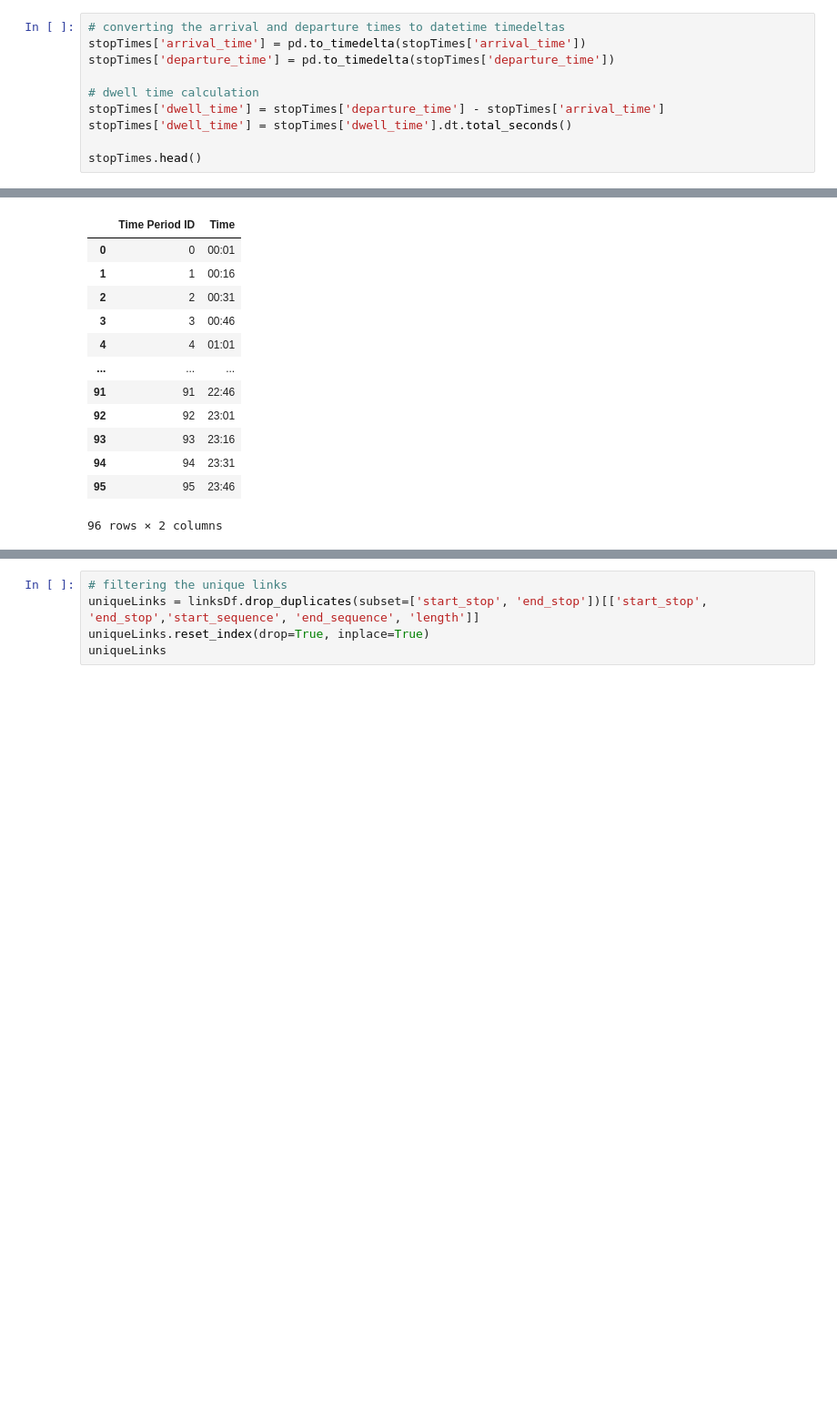
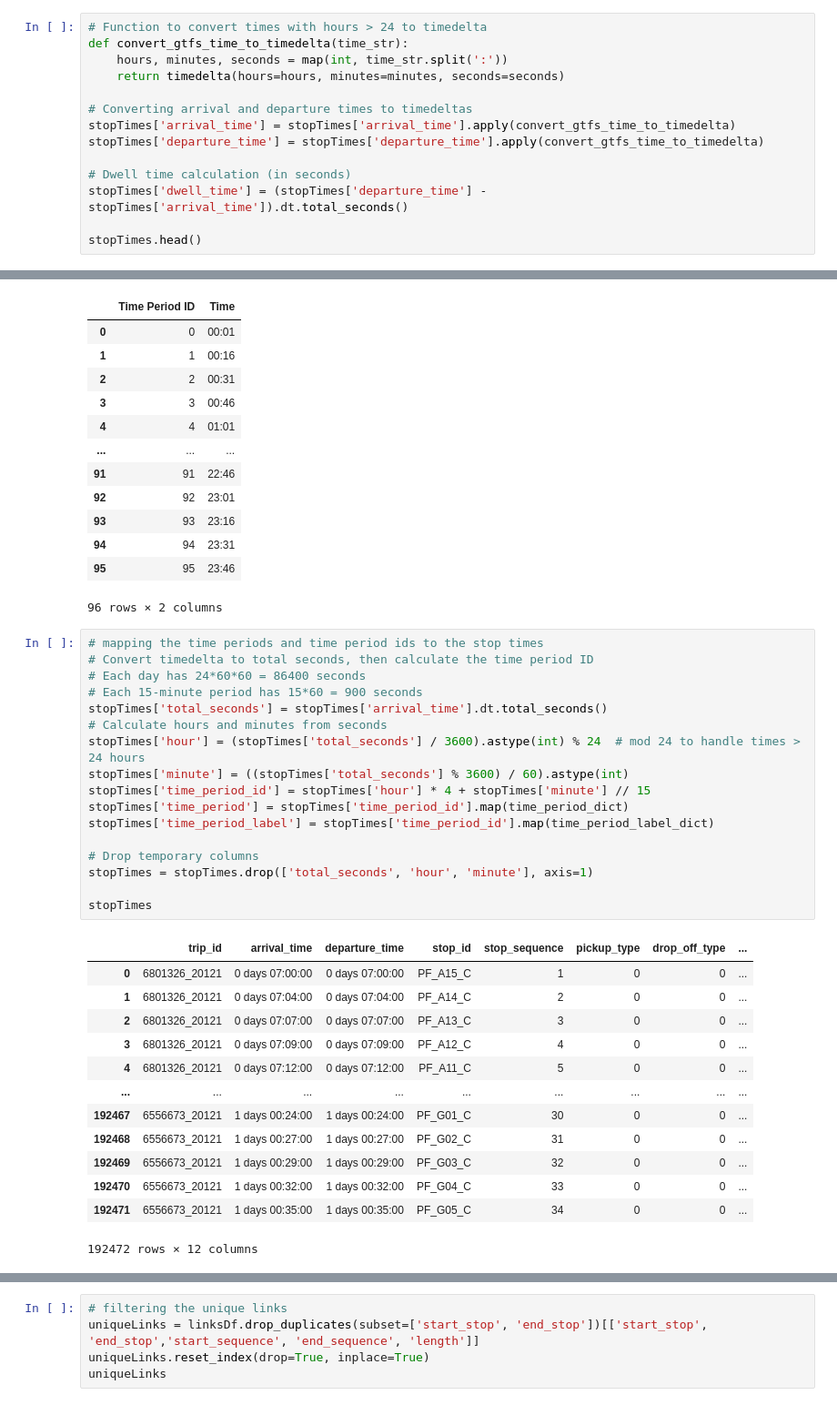
Before and after one commit to majdyousof/fyp, a Jupyter notebook: timePeriodStaticDataAnalysis.ipynb, the cells around one changed output, grey strips where cells are left out. Shown at 91% size. Drawn from its saved outputs; the diff is of its cells as text; blank space fills up the shorter version.

```diff
--- a/timePeriodStaticDataAnalysis.ipynb
+++ b/timePeriodStaticDataAnalysis.ipynb
@@ -11,13 +13,17 @@ stopTimes = pd.read_csv('static/stop_times.csv')
 stops = pd.read_csv('static/stops.csv')
 trips = pd.read_csv('static/trips.csv')
 # %%
-# converting the arrival and departure times to datetime timedeltas
-stopTimes['arrival_time'] = pd.to_timedelta(stopTimes['arrival_time'])
-stopTimes['departure_time'] = pd.to_timedelta(stopTimes['departure_time'])
+# Function to convert times with hours > 24 to timedelta
+def convert_gtfs_time_to_timedelta(time_str):
+	hours, minutes, seconds = map(int, time_str.split(':'))
+	return timedelta(hours=hours, minutes=minutes, seconds=seconds)
 
-# dwell time calculation
-stopTimes['dwell_time'] = stopTimes['departure_time'] - stopTimes['arrival_time']
-stopTimes['dwell_time'] = stopTimes['dwell_time'].dt.total_seconds()
+# Converting arrival and departure times to timedeltas
+stopTimes['arrival_time'] = stopTimes['arrival_time'].apply(convert_gtfs_time_to_timedelta)
+stopTimes['departure_time'] = stopTimes['departure_time'].apply(convert_gtfs_time_to_timedelta)
+
+# Dwell time calculation (in seconds)
+stopTimes['dwell_time'] = (stopTimes['departure_time'] - stopTimes['arrival_time']).dt.total_seconds()
 
 stopTimes.head()
 # %% [output]
@@ -65,6 +71,37 @@ pd.DataFrame({'Time Period ID': list(time_period_dict.keys()),
 | 94 | 94 | 23:31 |
 | 95 | 95 | 23:46 |
 96 rows × 2 columns
+# %%
+# mapping the time periods and time period ids to the stop times
+# Convert timedelta to total seconds, then calculate the time period ID
+# Each day has 24*60*60 = 86400 seconds
+# Each 15-minute period has 15*60 = 900 seconds
+stopTimes['total_seconds'] = stopTimes['arrival_time'].dt.total_seconds()
+# Calculate hours and minutes from seconds
+stopTimes['hour'] = (stopTimes['total_seconds'] / 3600).astype(int) % 24  # mod 24 to handle times > 24 hours
+stopTimes['minute'] = ((stopTimes['total_seconds'] % 3600) / 60).astype(int)
+stopTimes['time_period_id'] = stopTimes['hour'] * 4 + stopTimes['minute'] // 15
+stopTimes['time_period'] = stopTimes['time_period_id'].map(time_period_dict)
+stopTimes['time_period_label'] = stopTimes['time_period_id'].map(time_period_label_dict)
+
+# Drop temporary columns
+stopTimes = stopTimes.drop(['total_seconds', 'hour', 'minute'], axis=1)
+
+stopTimes
+# %% [output]
+|  | trip_id | arrival_time | departure_time | stop_id | stop_sequence | pickup_type | drop_off_type | ... |
+| 0 | 6801326_20121 | 0 days 07:00:00 | 0 days 07:00:00 | PF_A15_C | 1 | 0 | 0 | ... |
+| 1 | 6801326_20121 | 0 days 07:04:00 | 0 days 07:04:00 | PF_A14_C | 2 | 0 | 0 | ... |
+| 2 | 6801326_20121 | 0 days 07:07:00 | 0 days 07:07:00 | PF_A13_C | 3 | 0 | 0 | ... |
+| 3 | 6801326_20121 | 0 days 07:09:00 | 0 days 07:09:00 | PF_A12_C | 4 | 0 | 0 | ... |
+| 4 | 6801326_20121 | 0 days 07:12:00 | 0 days 07:12:00 | PF_A11_C | 5 | 0 | 0 | ... |
+| ... | ... | ... | ... | ... | ... | ... | ... | ... |
+| 192467 | 6556673_20121 | 1 days 00:24:00 | 1 days 00:24:00 | PF_G01_C | 30 | 0 | 0 | ... |
+| 192468 | 6556673_20121 | 1 days 00:27:00 | 1 days 00:27:00 | PF_G02_C | 31 | 0 | 0 | ... |
+| 192469 | 6556673_20121 | 1 days 00:29:00 | 1 days 00:29:00 | PF_G03_C | 32 | 0 | 0 | ... |
+| 192470 | 6556673_20121 | 1 days 00:32:00 | 1 days 00:32:00 | PF_G04_C | 33 | 0 | 0 | ... |
+| 192471 | 6556673_20121 | 1 days 00:35:00 | 1 days 00:35:00 | PF_G05_C | 34 | 0 | 0 | ... |
+192472 rows × 12 columns
 # %%
 # generating the link information and saving it to a csv file
 links = []
```
Also changed, not shown: parts of 10 cells of this notebook, 3 other files.
